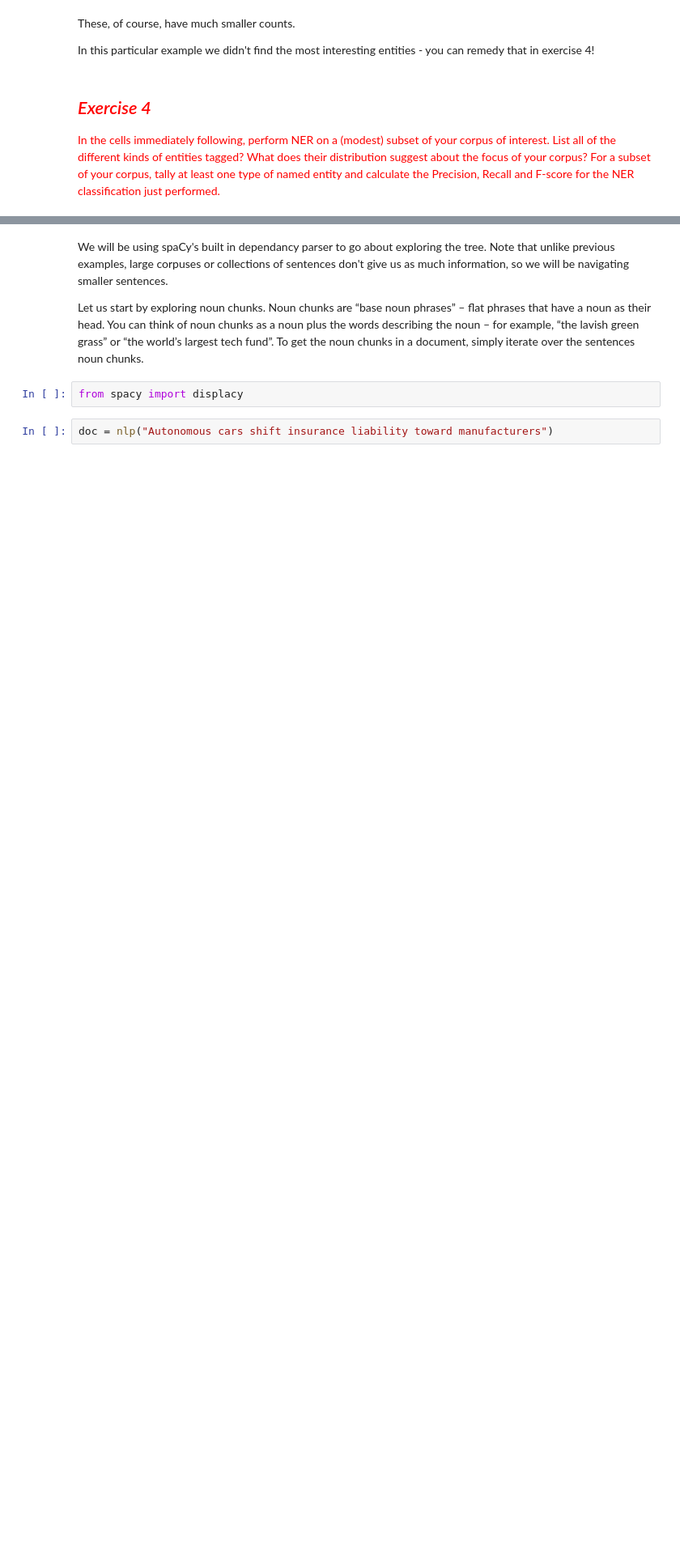
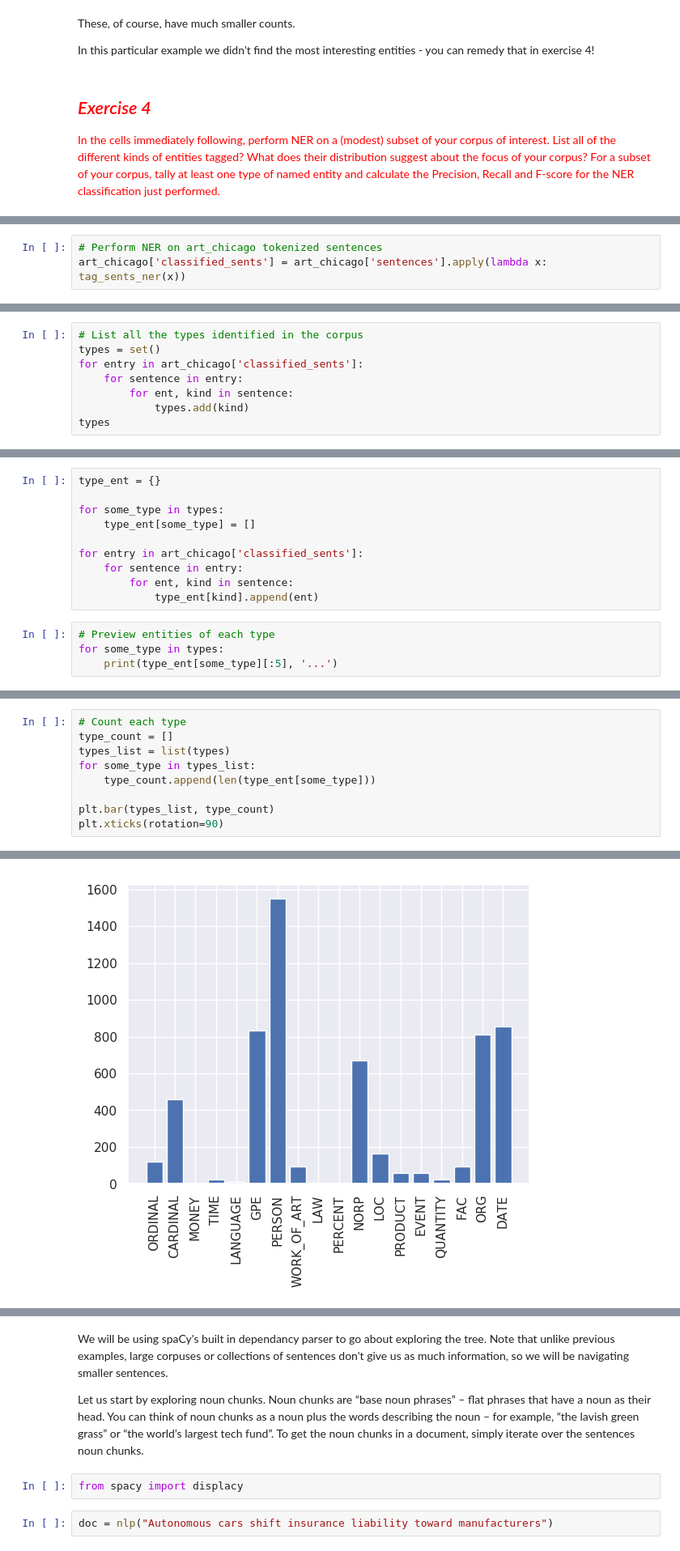
Before and after one commit to luxin-tian/Content-Analysis-2020, a Jupyter notebook: week-4/4-Counting-Words-Phrases_Exercise.ipynb, the cells around one changed output, grey strips where cells are left out. Shown at 81% size. Cells and saved outputs as stored; diff of their text form; blank space fills up the shorter version.

```diff
--- a/week-4/4-Counting-Words-Phrases_Exercise.ipynb
+++ b/week-4/4-Counting-Words-Phrases_Exercise.ipynb
@@ -2401,0 +2516,3 @@ In this particular example we didn't find the most interesting entities - you ca
+# %%
+# Perform NER on art_chicago tokenized sentences
+art_chicago['classified_sents'] = art_chicago['sentences'].apply(lambda x: tag_sents_ner(x))
@@ -2401,0 +2539,8 @@ In this particular example we didn't find the most interesting entities - you ca
+# %%
+# List all the types identified in the corpus
+types = set()
+for entry in art_chicago['classified_sents']:
+    for sentence in entry:
+        for ent, kind in sentence:
+            types.add(kind)
+types
@@ -2401,0 +2566,14 @@ In this particular example we didn't find the most interesting entities - you ca
+# %%
+type_ent = {}
+
+for some_type in types:
+    type_ent[some_type] = []
+
+for entry in art_chicago['classified_sents']:
+    for sentence in entry:
+        for ent, kind in sentence:
+            type_ent[kind].append(ent)
+# %%
+# Preview entities of each type
+for some_type in types:
+    print(type_ent[some_type][:5], '...')
@@ -2401,0 +2599,10 @@ In this particular example we didn't find the most interesting entities - you ca
+# %%
+# Count each type
+type_count = []
+types_list = list(types)
+for some_type in types_list:
+    type_count.append(len(type_ent[some_type]))
+
+plt.bar(types_list, type_count)
+plt.xticks(rotation=90)
+# %% [output]
@@ -2401,0 +2611 @@ In this particular example we didn't find the most interesting entities - you ca
+[figure, added]
```
Also changed, not shown: parts of 49 cells of this notebook, 1 other file.
